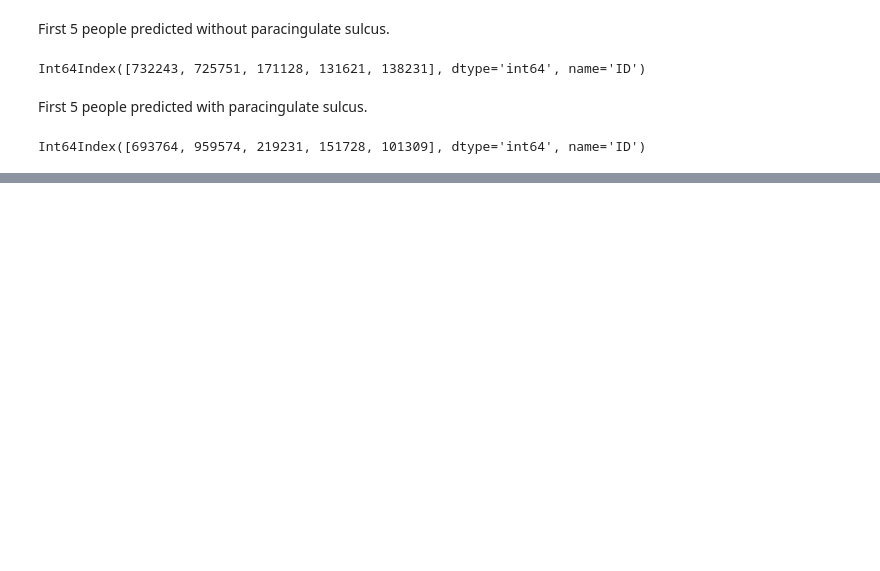
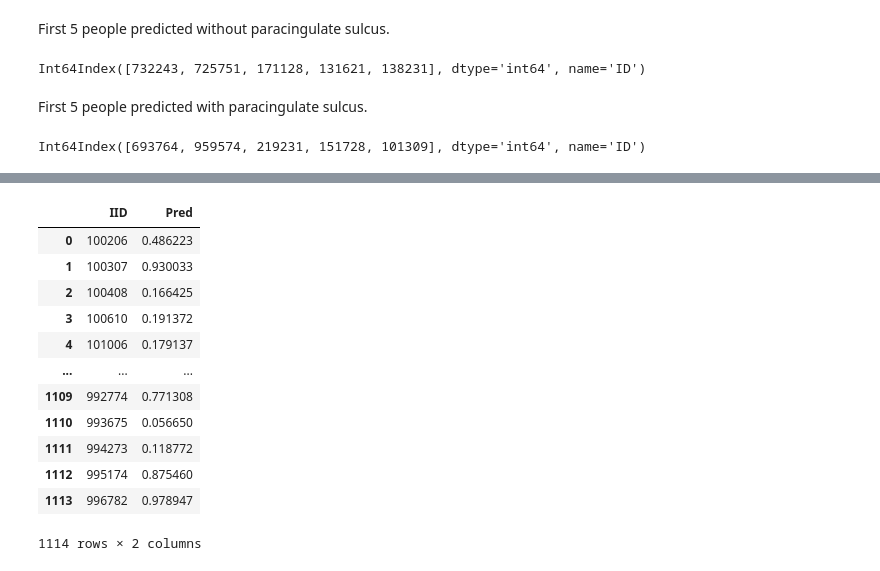
Before and after one commit to neurospin/champollion_V1, a Jupyter notebook: contrastive/notebooks/SVM_classifier_on_HCP_cingulate.ipynb, the cells around one changed output, grey strips where cells are left out. Cells and saved outputs as stored; diff of their text form; code cells hidden in the pictures; blank space fills up the shorter version.

```diff
--- a/contrastive/notebooks/SVM_classifier_on_HCP_cingulate.ipynb
+++ b/contrastive/notebooks/SVM_classifier_on_HCP_cingulate.ipynb
@@ -317,0 +344,20 @@ Int64Index([693764, 959574, 219231, 151728, 101309], dtype='int64', name='ID')
+# %%
+df_HCP_prob_pred_PCS = pd.DataFrame({"IID" : list(embeddings_HCP.index),
+              "Pred" : model.predict_proba(scl_bdd_hcp)[:,1]})
+
+df_HCP_prob_pred_PCS.to_csv('/volatile/ad279118/Runs/0_heredity_PCS/data/HCP_prob_pred_PCS.csv', index=False)
+df_HCP_prob_pred_PCS
+# %% [output]
+|  | IID | Pred |
+| 0 | 100206 | 0.486223 |
+| 1 | 100307 | 0.930033 |
+| 2 | 100408 | 0.166425 |
+| 3 | 100610 | 0.191372 |
+| 4 | 101006 | 0.179137 |
+| ... | ... | ... |
+| 1109 | 992774 | 0.771308 |
+| 1110 | 993675 | 0.056650 |
+| 1111 | 994273 | 0.118772 |
+| 1112 | 995174 | 0.875460 |
+| 1113 | 996782 | 0.978947 |
+1114 rows × 2 columns
```
Also changed, not shown: parts of 9 cells of this notebook.
